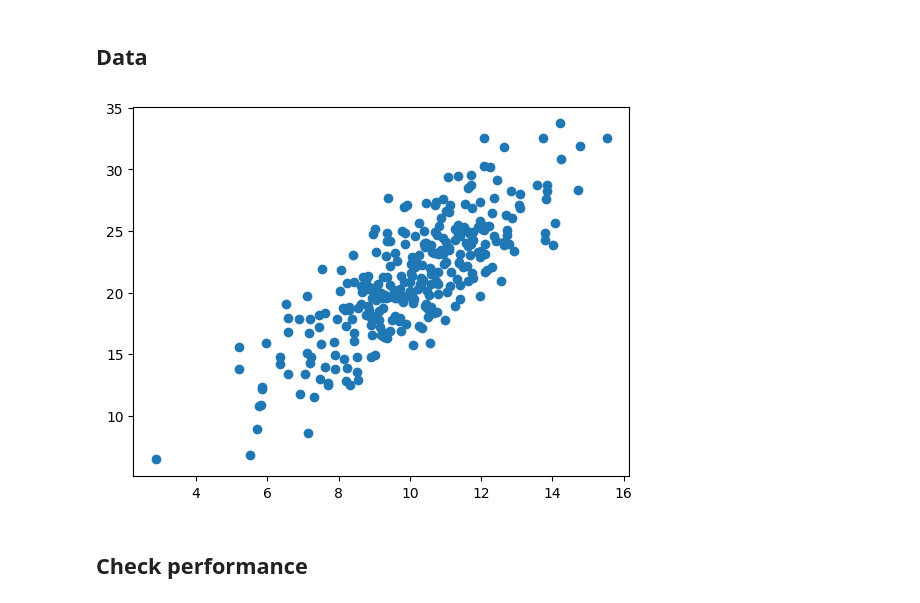
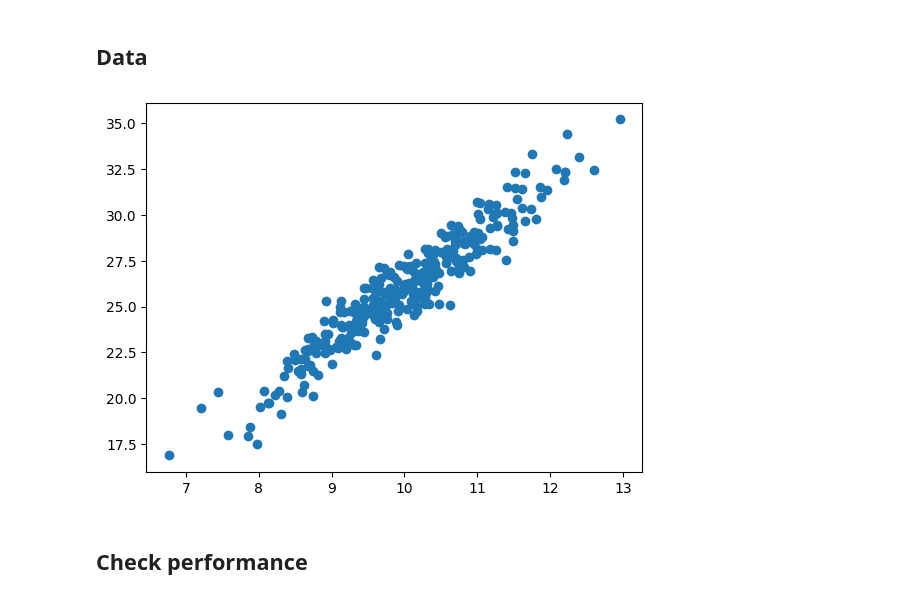
Before and after one commit to CPerezRuiz335/giagrad, a Jupyter notebook: Demo.ipynb, the cells around one changed output. Drawn from its saved outputs; the diff is of its cells as text; code cells hidden in the pictures.

```diff
--- a/Demo.ipynb
+++ b/Demo.ipynb
@@ -23,17 +24,17 @@ class Neuron:
             p.grad = np.zeros_like(p.grad)
 # %% [markdown]
 ## Data
-# %%
-np.random.seed(1234)
-n = 300
-X = np.random.normal(10, 2, n)
-b = 1
-y = 2 * X + b + np.random.normal(0, 3, n)
-
-plt.scatter(X, y)
-plt.show()
-# %% [output]
-[figure, removed]
+# %%
+np.random.seed(123)
+n = 300
+X = np.random.normal(10, 1, n)
+b = -4
+y = 3 * X + b + np.random.normal(0, 1, n)
+
+plt.scatter(X, y)
+plt.show()
+# %% [output]
+[figure, added]
 # %%
 model = Neuron()
 
```
Also changed, not shown: parts of 4 cells of this notebook, 5 other files.
